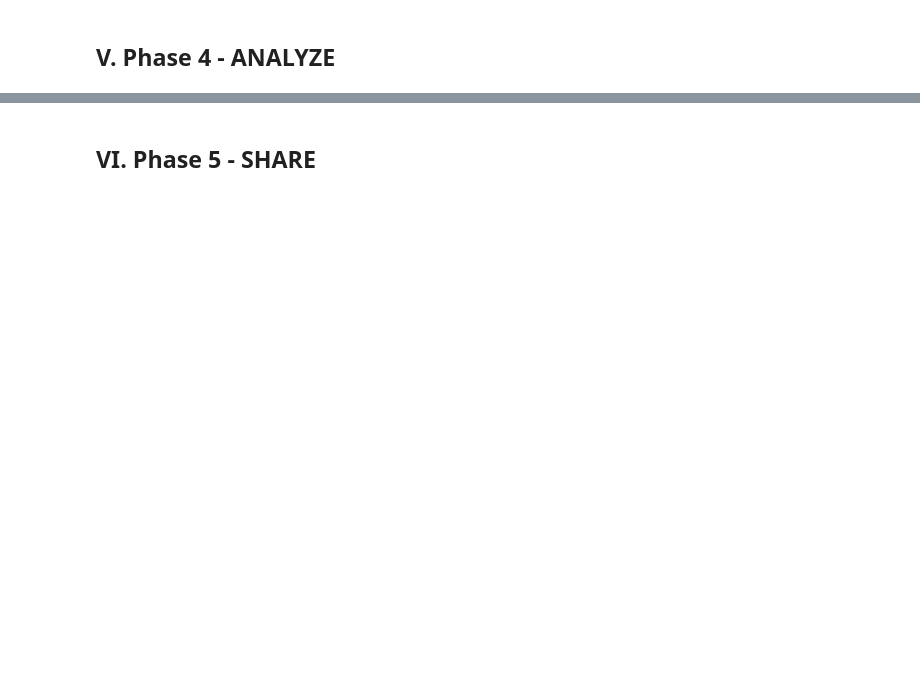
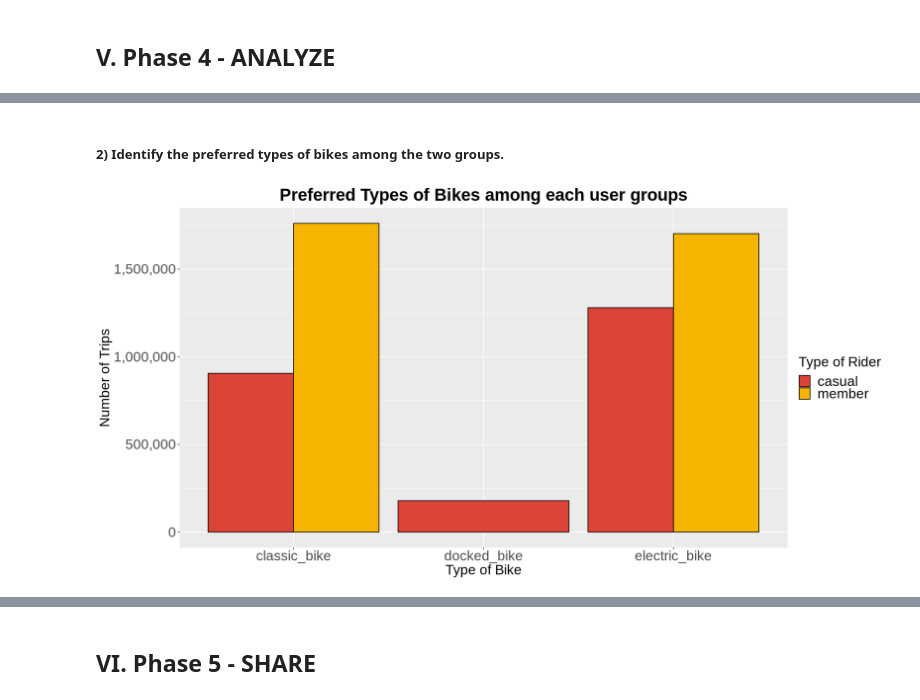
Before and after one commit to Balav-Shamra/Google-Data-Analytics-Professional-Certificate, a Jupyter notebook: Case_Study_1_Cyclistic.ipynb, the cells around one changed output, grey strips where cells are left out. Saved outputs shown, nothing was run; the diff lists cells and outputs as text; code cells hidden in the pictures; blank space fills up the shorter version.

```diff
--- a/Case_Study_1_Cyclistic.ipynb
+++ b/Case_Study_1_Cyclistic.ipynb
@@ -475,0 +503,20 @@ df_filtered = read.csv("/content/cleaned_df.csv")
+# %% [markdown]
+##### **2) Identify the preferred types of bikes among the two groups.**
+# %%
+# Column Chart to display preferred types of bikes among each user groups
+
+# Calculate the count of trips for each combination of user group and rideable type
+temp <- df_filtered %>%
+  group_by(member_casual, rideable_type) %>%
+  summarise(.groups = 'drop', count = n())
+
+# Plotting the column chart
+ggplot(temp, aes(fill = member_casual, x = rideable_type, y = count)) +
+  geom_col(position = 'dodge', color = 'black') +
+  scale_fill_manual("Type of Rider", values = colors(1, 1, 0, 0)) +  # Assuming colors is a predefined function
+  theme +  # Assuming theme is a predefined theme
+  ggtitle('Preferred Types of Bikes among each user groups') +
+  xlab('Type of Bike') +
+  scale_y_continuous(name = 'Number of Trips', labels = comma)  # Assuming comma is a predefined function
+# %% [output]
+[figure, added]
```
Also changed, not shown: parts of 22 cells of this notebook.
